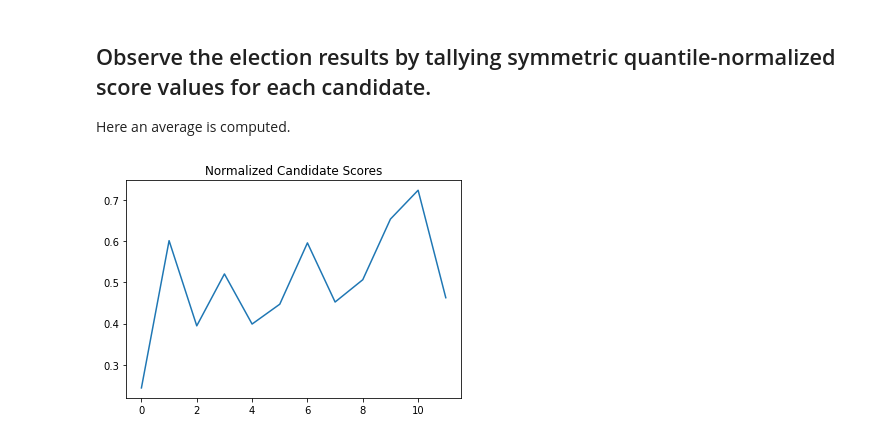
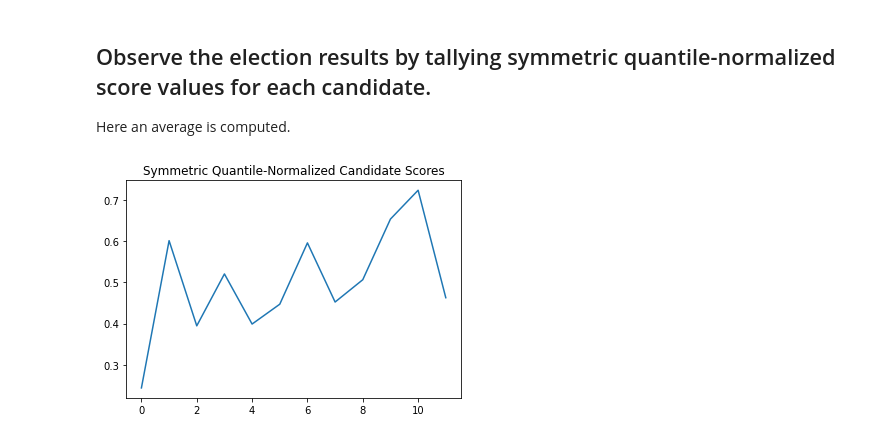
Before and after one commit to cfrankston728/symmetric_quantile-normalized_score, a Jupyter notebook: voting_explorer.ipynb, the cells around one changed output. Drawn from its saved outputs; the diff is of its cells as text; code cells hidden in the pictures.

```diff
--- a/voting_explorer.ipynb
+++ b/voting_explorer.ipynb
@@ -188,8 +198,8 @@ Here an average is computed.
 # %%
 column_averages = symmetric_scaled_quantile_normalized_score_ballot_df.mean(axis=0)
 column_averages
 plt.plot(column_averages)
-plt.title('Normalized Candidate Scores')
+plt.title('Symmetric Quantile-Normalized Candidate Scores')
 plt.show()
 # %% [output]
-[figure, old version]
+[figure, new version]
```
Also changed, not shown: parts of 5 cells of this notebook.
